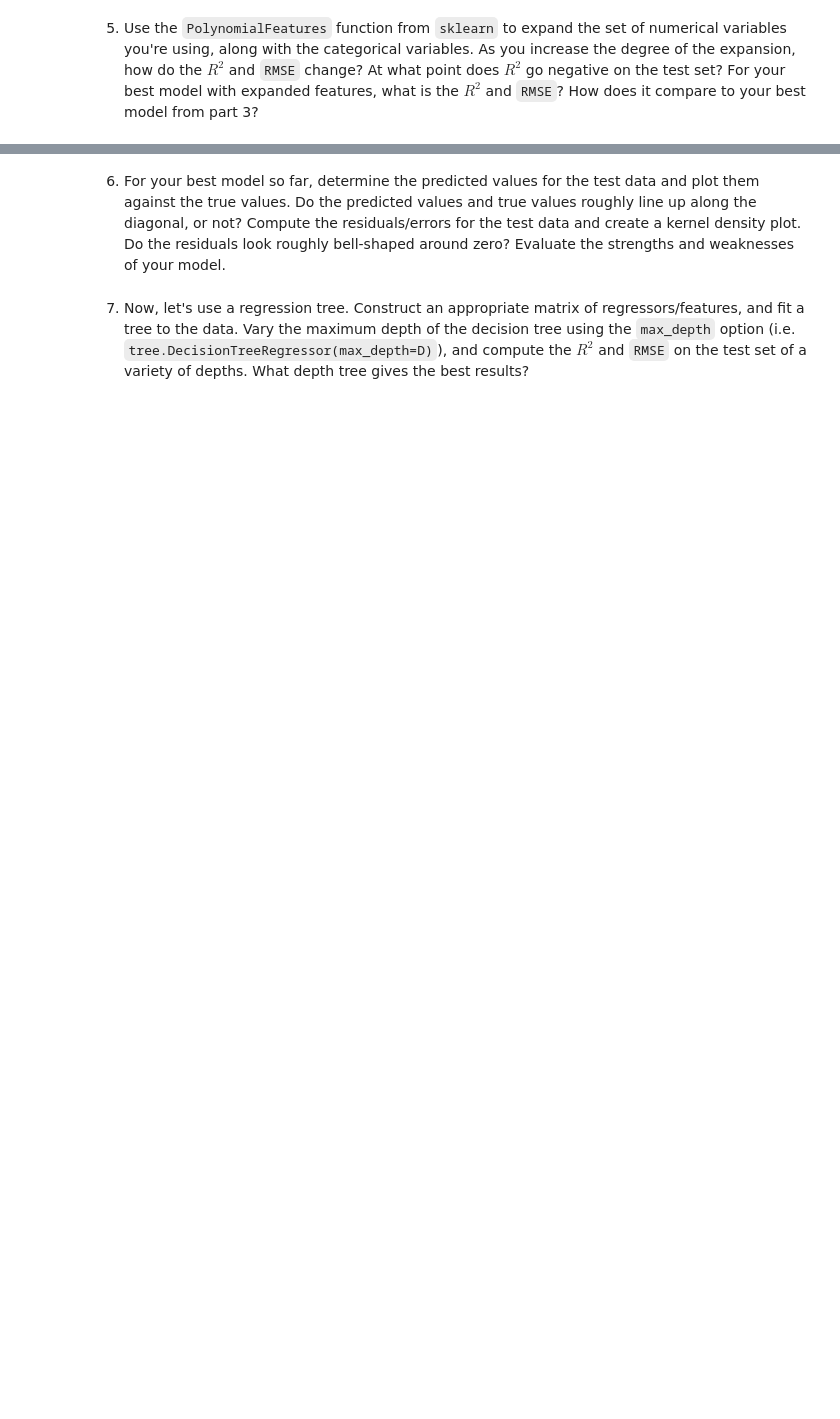
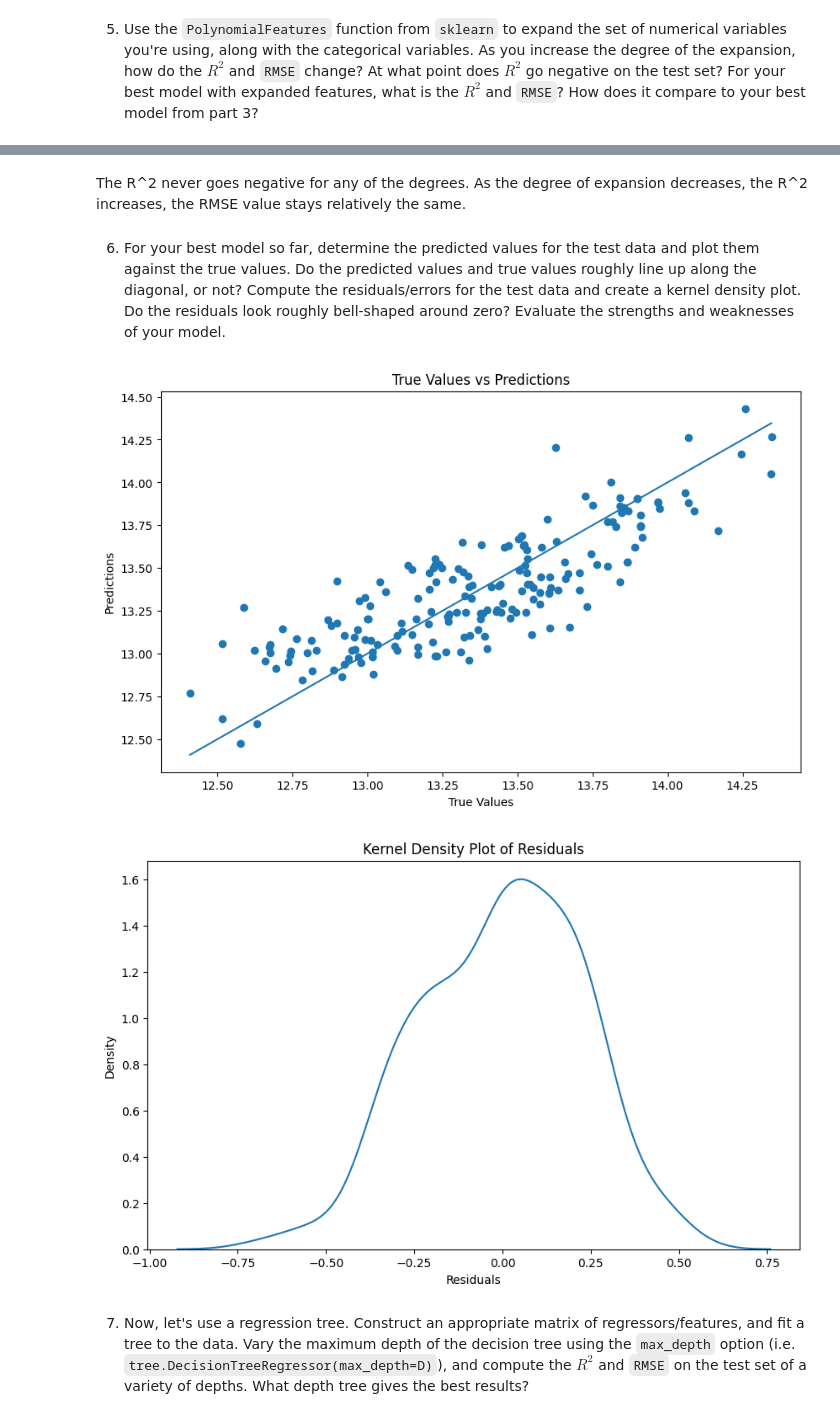
Before and after one commit to gdgurrola/assignment4, a Jupyter notebook: assignment4.ipynb, the cells around one changed output, grey strips where cells are left out. Drawn from its saved outputs; the diff is of its cells as text; code cells hidden in the pictures; blank space fills up the shorter version.

```diff
--- a/assignment4.ipynb
+++ b/assignment4.ipynb
@@ -121,4 +261,32 @@ Mean Squared Error: 0.16884189229595056
+# %% [markdown]
+The R^2 never goes negative for any of the degrees. As the degree of expansion decreases, the R^2 increases, the RMSE value stays relatively the same.
 # %% [markdown]
   6. For your best model so far, determine the predicted values for the test data and plot them against the true values. Do the predicted values and true values roughly line up along the diagonal, or not? Compute the residuals/errors for the test data and create a kernel density plot. Do the residuals look roughly bell-shaped around zero? Evaluate the strengths and weaknesses of your model.
+# %%
+import matplotlib.pyplot as plt
+import seaborn as sns
+
+# Calculate the residuals
+residuals = y_test - y_pred_combined
+
+# Plot true values vs predicted values
+plt.figure(figsize=(10, 6))
+plt.scatter(y_test, y_pred_combined)
+plt.plot([y_test.min(), y_test.max()], [y_test.min(), y_test.max()])
+plt.xlabel('True Values')
+plt.ylabel('Predictions')
+plt.title('True Values vs Predictions')
+plt.show()
+
+# Kernel density plot of the residuals
+plt.figure(figsize=(10, 6))
+sns.kdeplot(residuals)
+plt.title('Kernel Density Plot of Residuals')
+plt.xlabel('Residuals')
+plt.ylabel('Density')
+plt.show()
+# %% [output]
+[figure, added]
+[figure, added]
 # %% [markdown]
  7. Now, let's use a regression tree. Construct an appropriate matrix of regressors/features, and fit a tree to the data. Vary the maximum depth of the decision tree using the `max_depth` option (i.e. `tree.DecisionTreeRegressor(max_depth=D)`), and compute the $R^2$ and `RMSE` on the test set of a variety of depths. What depth tree gives the best results?
```
Also changed, not shown: parts of 13 cells of this notebook.
